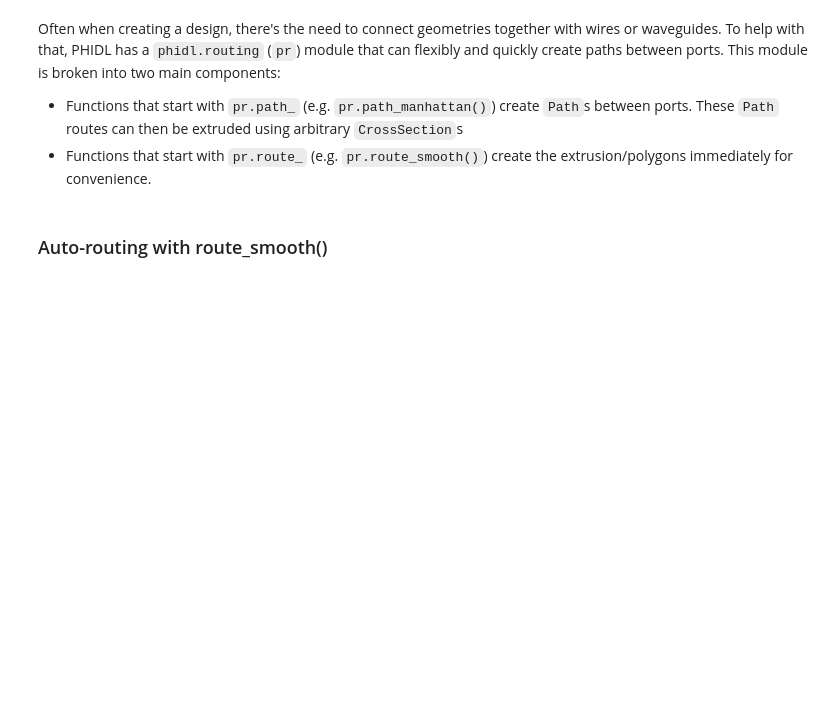
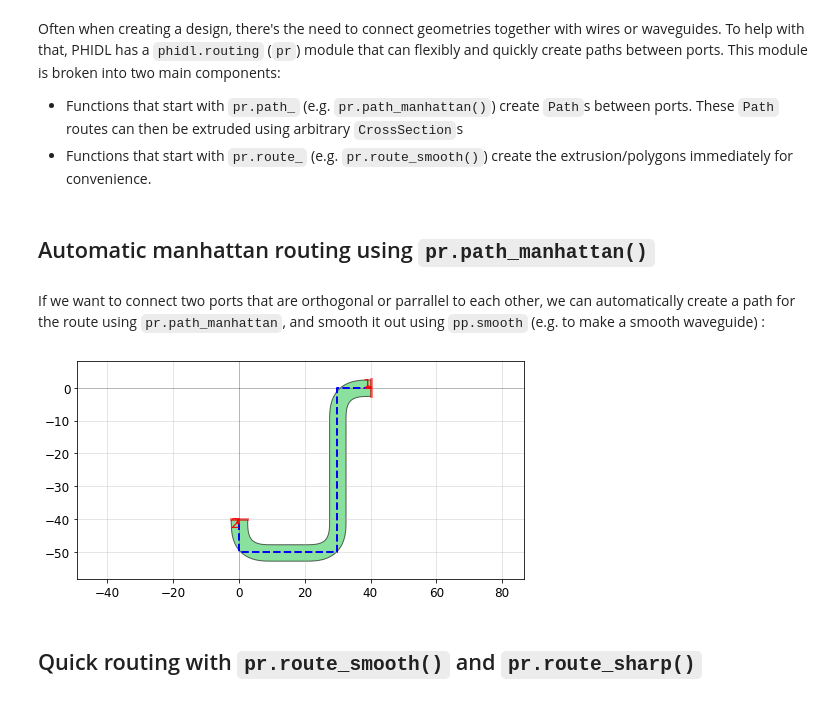
Before and after one commit to amccaugh/phidl, a Jupyter notebook: docs/tutorials/routing.ipynb, the cells around one changed output. Cells and saved outputs as stored; diff of their text form; code cells hidden in the pictures; blank space fills up the shorter version.

```diff
--- a/docs/tutorials/routing.ipynb
+++ b/docs/tutorials/routing.ipynb
@@ -14,5 +18,28 @@ Often when creating a design, there's the need to connect geometries together wi
 
 - Functions that start with `pr.path_` (e.g. `pr.path_manhattan()`) create `Path`s between ports. These `Path` routes can then be extruded using arbitrary `CrossSection`s
 - Functions that start with `pr.route_` (e.g. `pr.route_smooth()`) create the extrusion/polygons immediately for convenience.
+# %% [markdown]
+## Automatic manhattan routing using `pr.path_manhattan()`
+# %% [markdown]
+If we want to connect two ports that are orthogonal or parrallel to each other, we can automatically create a path for the route using `pr.path_manhattan`, and smooth it out using `pp.smooth` (e.g. to make a smooth waveguide) :
+# %%
+from phidl import Device, CrossSection, quickplot as qp, set_quickplot_options
+import phidl.routing as pr
+import phidl.path as pp
+
+set_quickplot_options(show_ports=True, show_subports=False)
+
+
+D = Device()
+port1 = D.add_port(name=1, midpoint=(40,0), width=5, orientation=180)
+port2 = D.add_port(name=2, midpoint=(0, -40), width=5, orientation=270)
+
+route_path = pr.path_manhattan(port1, port2, radius=10) # radius parameter ensures enough room for bends created by pp.smooth
+smoothed_path = pp.smooth(route_path, radius=10, use_eff=True)
+X = CrossSection().add(width=5, layer=0)
+D.add_ref(smoothed_path.extrude(X))
+qp([route_path,D])
+# %% [output]
+[figure, added]
 # %% [markdown]
-### Auto-routing with route_smooth()
+## Quick routing with `pr.route_smooth()` and `pr.route_sharp()`
```
Also changed, not shown: parts of 16 cells of this notebook.
